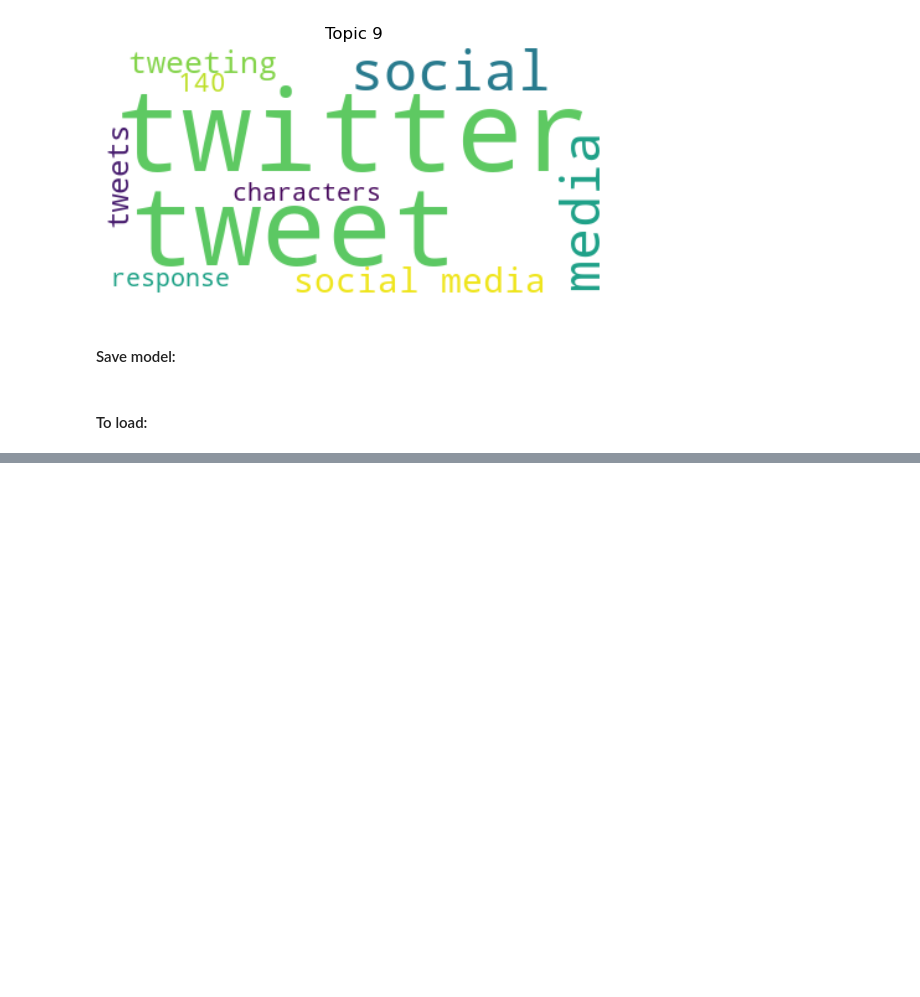
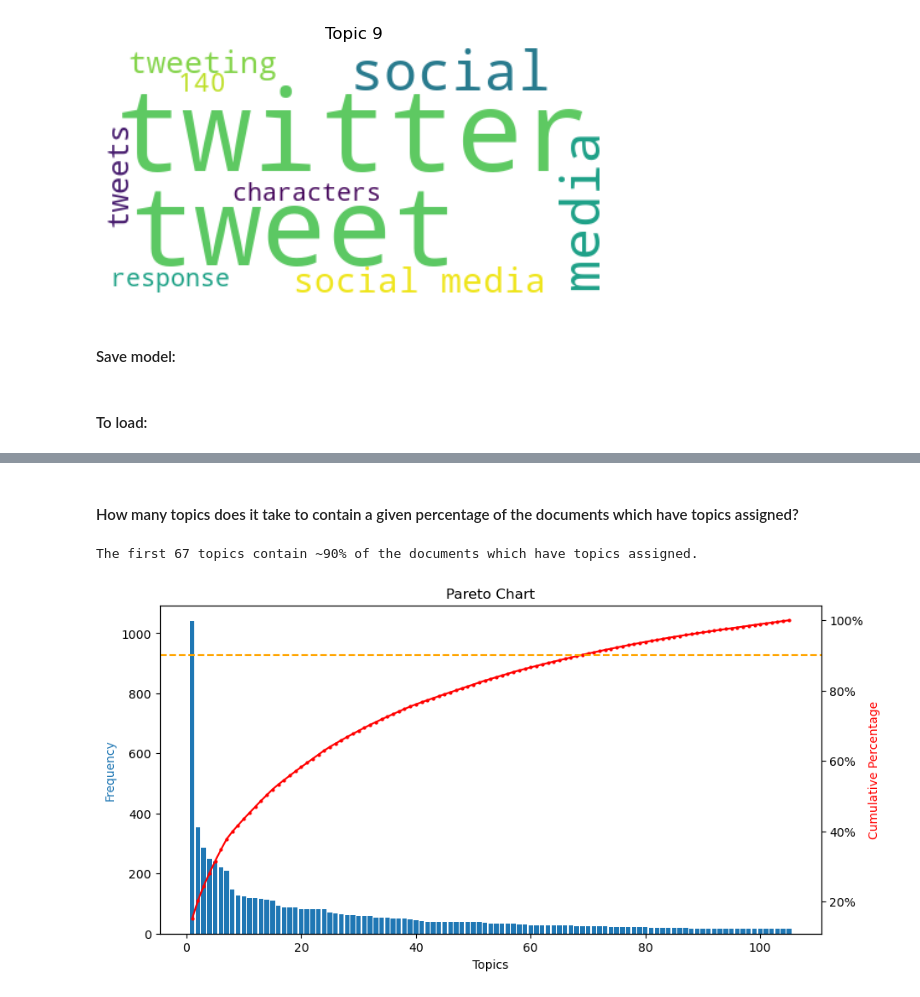
Before and after one commit to gs354/twitter_american_airlines, a Jupyter notebook: notebooks/BERTopic_mpnet_2.ipynb, the cells around one changed output, grey strips where cells are left out. Saved outputs shown, nothing was run; the diff lists cells and outputs as text; code cells hidden in the pictures; blank space fills up the shorter version.

Commit message:
Added Pareto chart to nb2

```diff
--- a/notebooks/BERTopic_mpnet_2.ipynb
+++ b/notebooks/BERTopic_mpnet_2.ipynb
@@ -454,0 +458,3 @@ bertmodel_mpnet = BERTopic.load(
+# %%
+df_bertopics_mpnet = bertmodel_mpnet.get_topic_info()
+print("Number of topics: {}".format(len(df_bertopics_mpnet)))
@@ -454,0 +463,7 @@ bertmodel_mpnet = BERTopic.load(
+# %%
+# Dropping the outlier topic before calculating cumulative percentages:
+df_no_outliers = df_bertopics_mpnet.drop(0)
+df_no_outliers["cumperc"] = (
+    df_no_outliers["Count"].cumsum() / df_no_outliers["Count"].sum() * 100
+)
+df_no_outliers.head()
@@ -454,0 +477,32 @@ bertmodel_mpnet = BERTopic.load(
+# %% [markdown]
+#### How many topics does it take to contain a given percentage of the documents which have topics assigned?
+# %%
+# Set a threshold percentage to plot
+threshold = 90
+# %%
+n = df_no_outliers["Topic"][df_no_outliers["cumperc"] < threshold].iloc[-1]
+
+print(
+    f"The first {n} topics contain ~{threshold}% of the documents which have topics assigned."
+)
+# %% [output]
+The first 67 topics contain ~90% of the documents which have topics assigned.
+# %%
+from matplotlib.ticker import PercentFormatter
+
+fig, ax = plt.subplots(figsize=(10, 5))
+
+# Plot frequency bar chart
+ax.bar(df_no_outliers.index, df_no_outliers["Count"])
+ax.set_title("Pareto Chart")
+ax.set_xlabel("Topics")
+ax.set_ylabel("Frequency", color="C0")
+
+# Overlay the cumulative percentage
+ax2 = ax.twinx()
+ax2.plot(df_no_outliers.index, df_no_outliers["cumperc"], color="red", marker="o", ms=2)
+ax2.axhline(threshold, color="orange", linestyle="dashed")
+ax2.yaxis.set_major_formatter(PercentFormatter())
+ax2.set_ylabel("Cumulative Percentage", color="red")
+# %% [output]
+[figure, added]
```
Also changed, not shown: parts of 3 cells of this notebook.
